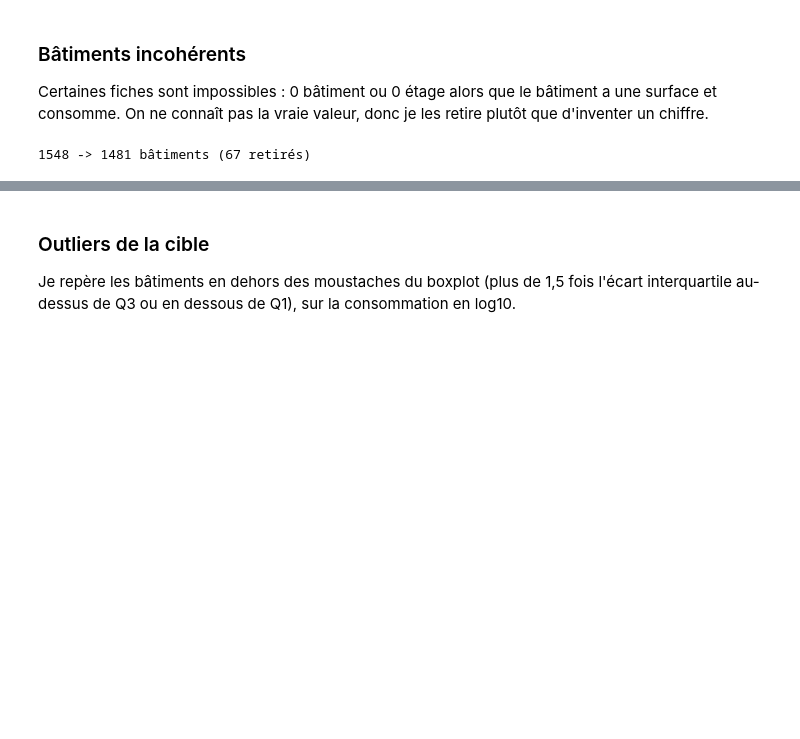
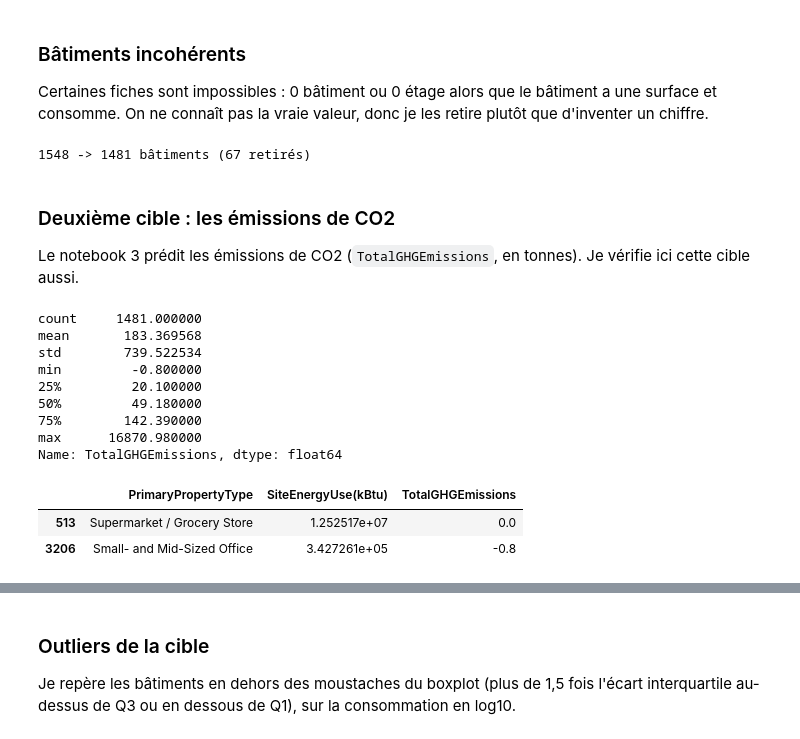
Before and after one commit to pierre-angelo-commits/p3-consommation-batiments-seattle, a Jupyter notebook: 01_analyse_exploratoire.ipynb, the cells around one changed output, grey strips where cells are left out. Drawn from its saved outputs; the diff is of its cells as text; code cells hidden in the pictures; blank space fills up the shorter version.

```diff
--- a/01_analyse_exploratoire.ipynb
+++ b/01_analyse_exploratoire.ipynb
@@ -243,3 +243,26 @@ df = df[(df["NumberofBuildings"] > 0) & (df["NumberofFloors"] > 0)]
 print(f"{n_avant} -> {len(df)} bâtiments ({n_avant - len(df)} retirés)")
 # %% [output]
 1548 -> 1481 bâtiments (67 retirés)
+# %% [markdown]
+### Deuxième cible : les émissions de CO2
+
+Le notebook 3 prédit les émissions de CO2 (`TotalGHGEmissions`, en tonnes). Je vérifie ici cette cible aussi.
+# %%
+co2 = "TotalGHGEmissions"
+print(df[co2].describe())
+
+# des émissions nulles ou négatives sont impossibles pour un bâtiment qui consomme de l'énergie
+df[df[co2] <= 0][["PrimaryPropertyType", cible, co2]]
+# %% [output]
+count     1481.000000
+mean       183.369568
+std        739.522534
+min         -0.800000
+25%         20.100000
+50%         49.180000
+75%        142.390000
+max      16870.980000
+Name: TotalGHGEmissions, dtype: float64
+|  | PrimaryPropertyType | SiteEnergyUse(kBtu) | TotalGHGEmissions |
+| 513 | Supermarket / Grocery Store | 1.252517e+07 | 0.0 |
+| 3206 | Small- and Mid-Sized Office | 3.427261e+05 | -0.8 |
```
Also changed, not shown: parts of 13 cells of this notebook, 3 other files.
